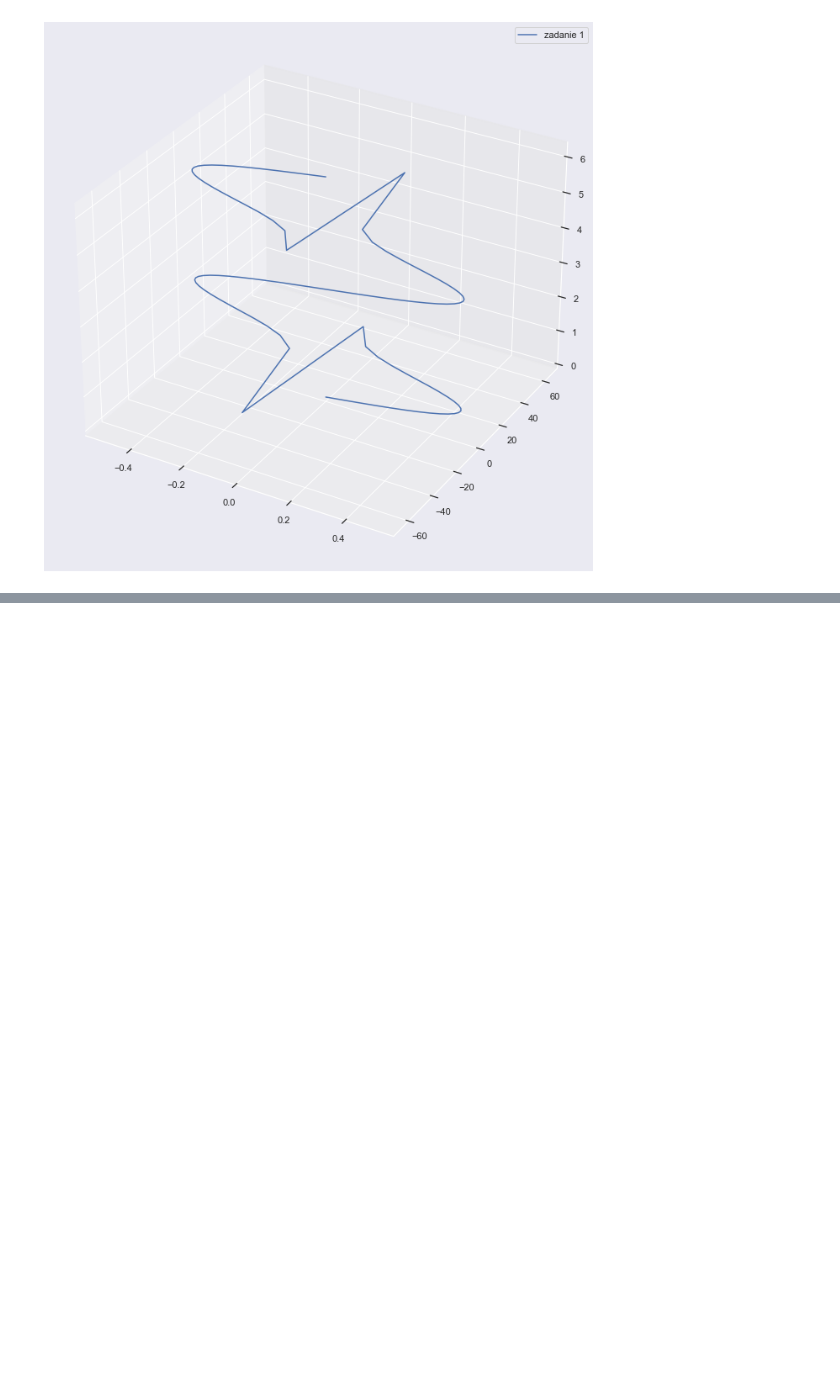
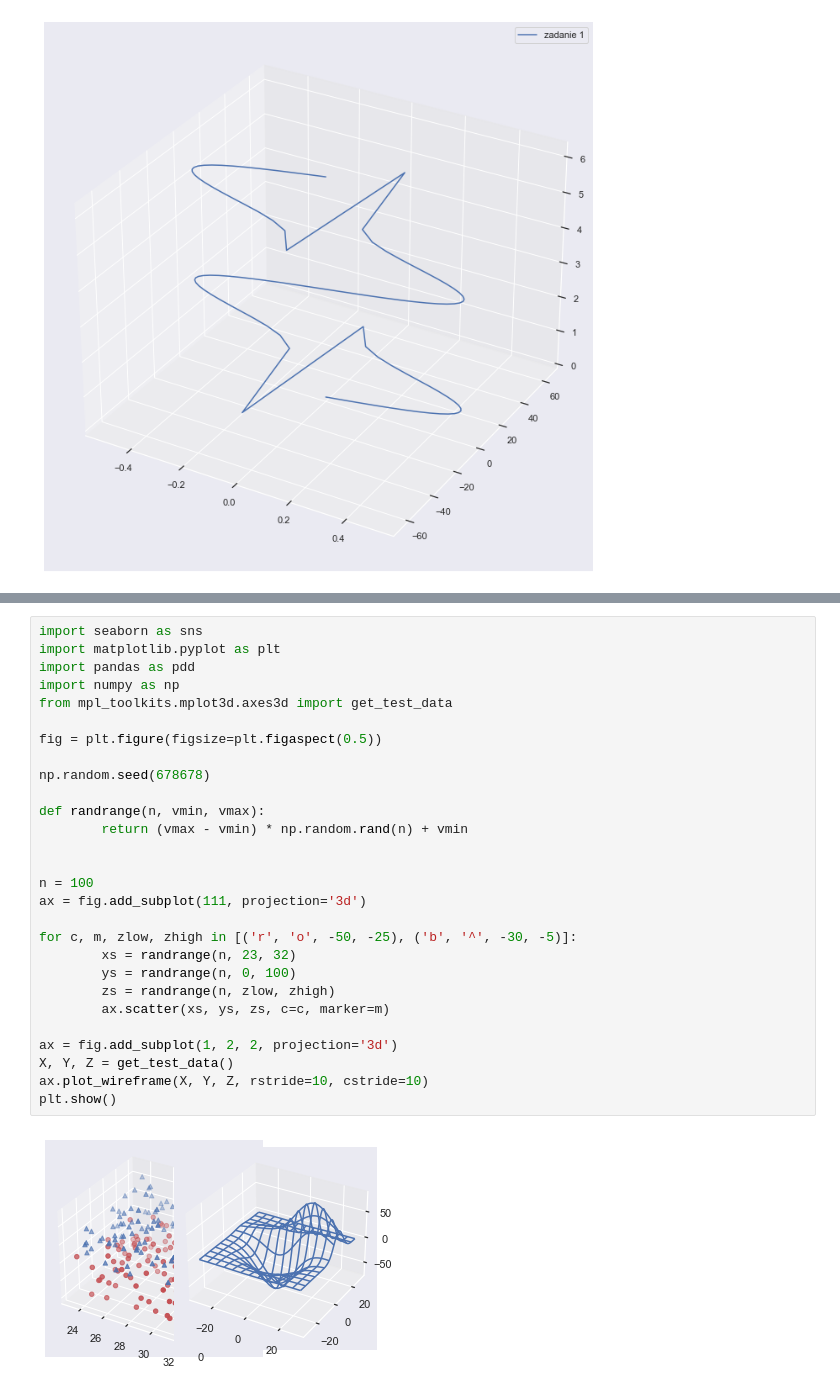
Before and after one commit to kmroz3839/WD164462, a Jupyter notebook: wykresy.ipynb, the cells around one changed output, grey strips where cells are left out. Drawn from its saved outputs; the diff is of its cells as text; blank space fills up the shorter version.

```diff
--- a/Untitled-1.ipynb
+++ b/wykresy.ipynb
@@ -160,3 +159,33 @@ ax.set_zlabel('Z')
 plt.show()
 # %% [output]
 [figure]
+# %%
+import seaborn as sns
+import matplotlib.pyplot as plt
+import pandas as pdd
+import numpy as np
+from mpl_toolkits.mplot3d.axes3d import get_test_data
+
+fig = plt.figure(figsize=plt.figaspect(0.5))
+
+np.random.seed(678678)
+
+def randrange(n, vmin, vmax):
+        return (vmax - vmin) * np.random.rand(n) + vmin
+
+
+n = 100
+ax = fig.add_subplot(111, projection='3d')
+
+for c, m, zlow, zhigh in [('r', 'o', -50, -25), ('b', '^', -30, -5)]:
+        xs = randrange(n, 23, 32)
+        ys = randrange(n, 0, 100)
+        zs = randrange(n, zlow, zhigh)
+        ax.scatter(xs, ys, zs, c=c, marker=m)
+
+ax = fig.add_subplot(1, 2, 2, projection='3d')
+X, Y, Z = get_test_data()
+ax.plot_wireframe(X, Y, Z, rstride=10, cstride=10)
+plt.show()
+# %% [output]
+[figure, added]
```
Also changed, not shown: parts of 1 cell of this notebook, 4 other files.
